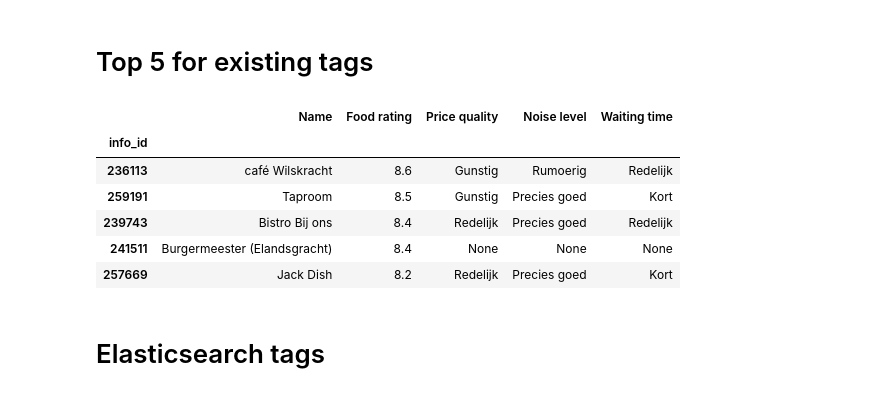
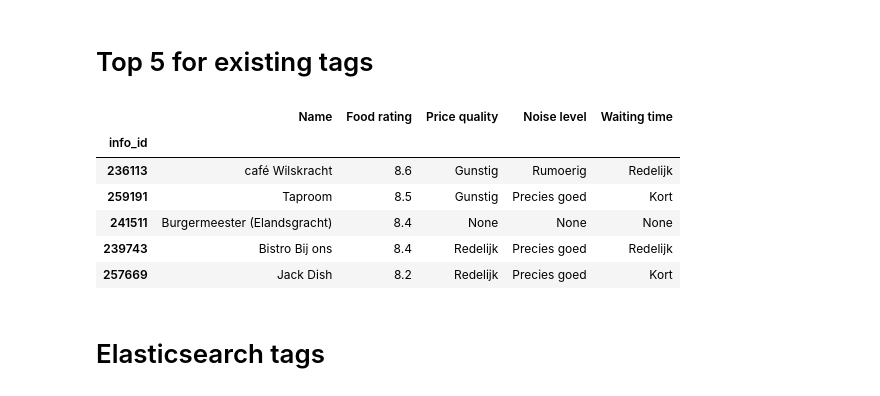
Before and after one commit to roelbertens/scrape_save_search, a Jupyter notebook: notebooks/show_and_select.ipynb, the cells around one changed output. Cells and saved outputs as stored; diff of their text form; code cells hidden in the pictures.

```diff
--- a/notebooks/show_and_select.ipynb
+++ b/notebooks/show_and_select.ipynb
@@ -77,0 +17,2 @@ Finished at 2018-03-12 21:15:53.
+# %%
+comments = load_data.load_comments()
@@ -77,0 +35,2 @@ Finished at 2018-03-12 21:15:53.
+# %%
+restaurants, existing_tag_ids, elastic_tag_ids, image_tag_ids = load_data.load_restaurants()
@@ -126,18 +55,18 @@ restaurants_dedup = (
 # Top 5 for existing tags
 # %%
 (
-    restaurants_dedup
+    restaurants
     .loc[lambda r: r['existing']]
     [['Name', 'Food rating', 'Price quality','Noise level', 'Waiting time']]
     .head()
 )
 # %% [output]
 |  | Name | Food rating | Price quality | Noise level | Waiting time |
 | info_id |  |  |  |  |  |
 | 236113 | café Wilskracht | 8.6 | Gunstig | Rumoerig | Redelijk |
 | 259191 | Taproom | 8.5 | Gunstig | Precies goed | Kort |
+| 241511 | Burgermeester (Elandsgracht) | 8.4 | None | None | None |
 | 239743 | Bistro Bij ons | 8.4 | Redelijk | Precies goed | Redelijk |
-| 241511 | Burgermeester (Elandsgracht) | 8.4 | None | None | None |
 | 257669 | Jack Dish | 8.2 | Redelijk | Precies goed | Kort |
 # %% [markdown]
 # Elasticsearch tags
```
Also changed, not shown: parts of 26 cells of this notebook, 16 other files.
